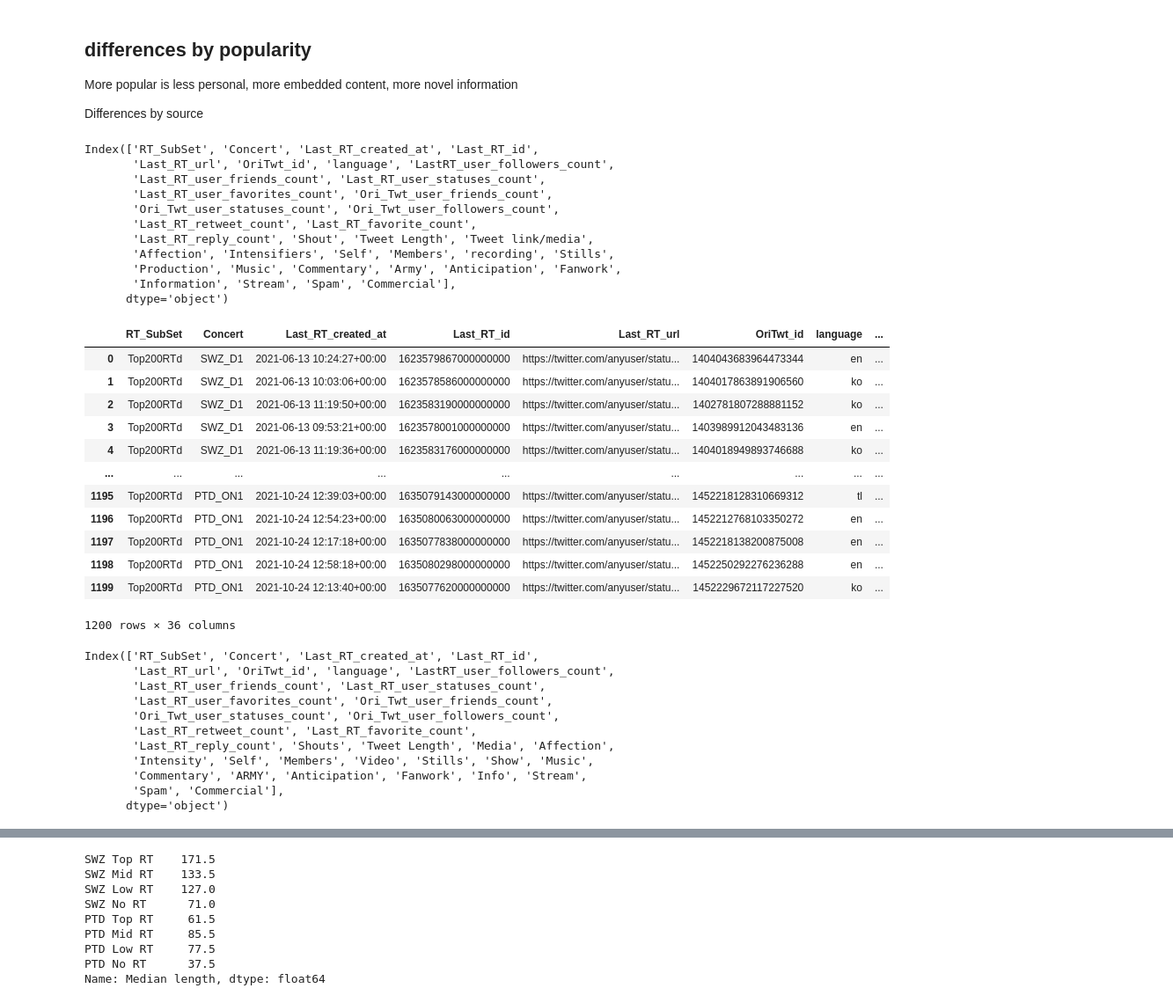
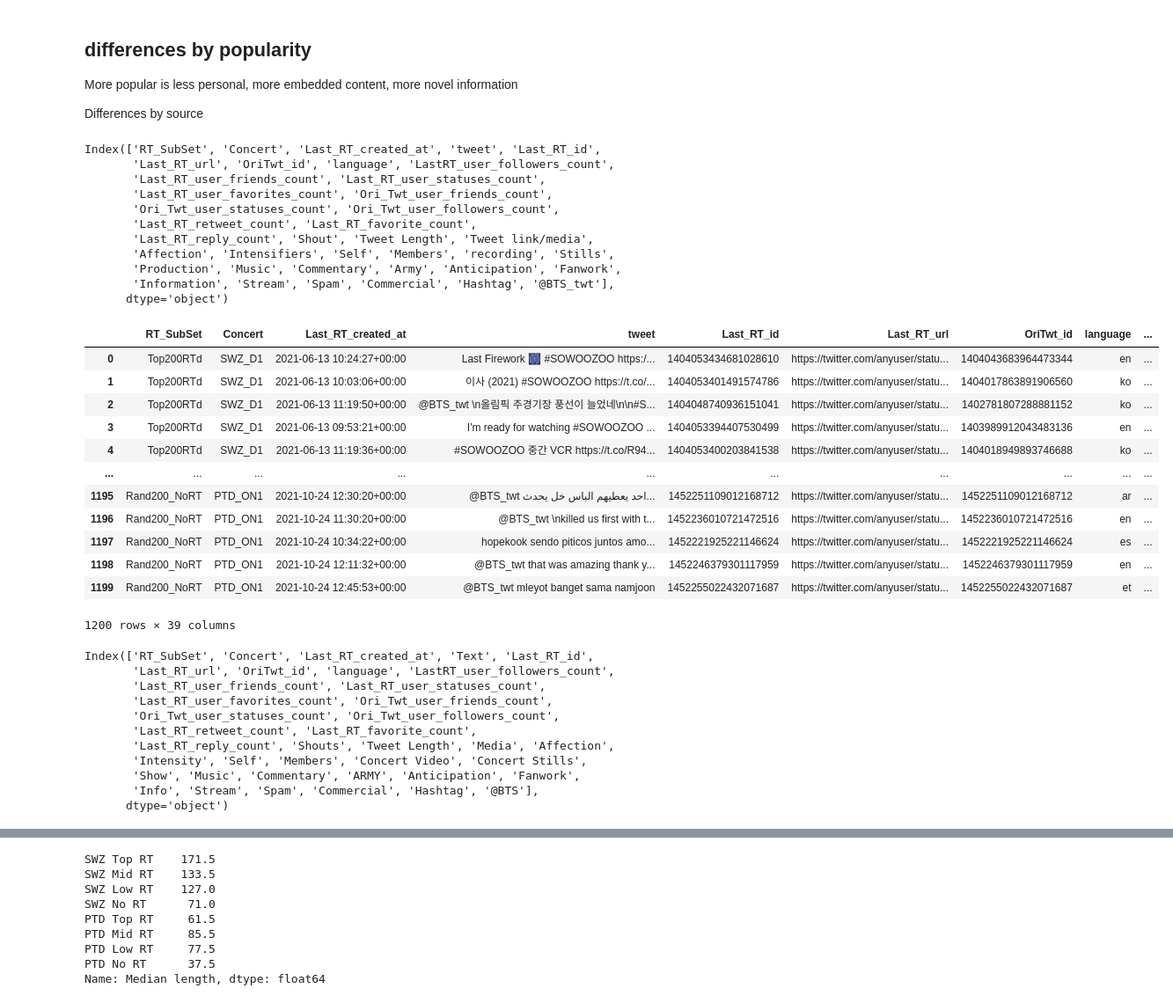
Before and after one commit to finn42/Concert_Twt_Open, a Jupyter notebook: Paper_Plots_Anon.ipynb, the cells around one changed output, grey strips where cells are left out. Shown at 88% size. Cells and saved outputs as stored; diff of their text form; code cells hidden in the pictures.

```diff
--- a/Paper_Plots_Anon.ipynb
+++ b/Paper_Plots_Anon.ipynb
@@ -672,53 +672,53 @@ More popular is less personal, more embedded content, more novel information
 Differences by source
 # %%
 data_dir = './data/'
-coded_twts = pd.concat([pd.read_csv(data_dir+'SWZ_D1_coded_subsets.csv',index_col=0),pd.read_csv(data_dir+'PTD_ON1_coded_subsets.csv',index_col=0)]).reset_index(drop=True)
+coded_twts = pd.concat([pd.read_csv(data_dir+'SWZ_D1_coded_tweets_subsets.csv',index_col=0),pd.read_csv(data_dir+'PTD_ON1_coded_tweets_subsets.csv',index_col=0)]).reset_index(drop=True)
 print(coded_twts.columns)
 coded_twts
 # %% [output]
-Index(['RT_SubSet', 'Concert', 'Last_RT_created_at', 'Last_RT_id',
+Index(['RT_SubSet', 'Concert', 'Last_RT_created_at', 'tweet', 'Last_RT_id',
        'Last_RT_url', 'OriTwt_id', 'language', 'LastRT_user_followers_count',
        'Last_RT_user_friends_count', 'Last_RT_user_statuses_count',
        'Last_RT_user_favorites_count', 'Ori_Twt_user_friends_count',
        'Ori_Twt_user_statuses_count', 'Ori_Twt_user_followers_count',
        'Last_RT_retweet_count', 'Last_RT_favorite_count',
        'Last_RT_reply_count', 'Shout', 'Tweet Length', 'Tweet link/media',
        'Affection', 'Intensifiers', 'Self', 'Members', 'recording', 'Stills',
        'Production', 'Music', 'Commentary', 'Army', 'Anticipation', 'Fanwork',
-       'Information', 'Stream', 'Spam', 'Commercial'],
+       'Information', 'Stream', 'Spam', 'Commercial', 'Hashtag', '@BTS_twt'],
       dtype='object')
-|  | RT_SubSet | Concert | Last_RT_created_at | Last_RT_id | Last_RT_url | OriTwt_id | language | ... |
-| 0 | Top200RTd | SWZ_D1 | 2021-06-13 10:24:27+00:00 | 1623579867000000000 | https://twitter.com/anyuser/statu... | 1404043683964473344 | en | ... |
-| 1 | Top200RTd | SWZ_D1 | 2021-06-13 10:03:06+00:00 | 1623578586000000000 | https://twitter.com/anyuser/statu... | 1404017863891906560 | ko | ... |
-| 2 | Top200RTd | SWZ_D1 | 2021-06-13 11:19:50+00:00 | 1623583190000000000 | https://twitter.com/anyuser/statu... | 1402781807288881152 | ko | ... |
-| 3 | Top200RTd | SWZ_D1 | 2021-06-13 09:53:21+00:00 | 1623578001000000000 | https://twitter.com/anyuser/statu... | 1403989912043483136 | en | ... |
-| 4 | Top200RTd | SWZ_D1 | 2021-06-13 11:19:36+00:00 | 1623583176000000000 | https://twitter.com/anyuser/statu... | 1404018949893746688 | ko | ... |
-| ... | ... | ... | ... | ... | ... | ... | ... | ... |
-| 1195 | Top200RTd | PTD_ON1 | 2021-10-24 12:39:03+00:00 | 1635079143000000000 | https://twitter.com/anyuser/statu... | 1452218128310669312 | tl | ... |
-| 1196 | Top200RTd | PTD_ON1 | 2021-10-24 12:54:23+00:00 | 1635080063000000000 | https://twitter.com/anyuser/statu... | 1452212768103350272 | en | ... |
-| 1197 | Top200RTd | PTD_ON1 | 2021-10-24 12:17:18+00:00 | 1635077838000000000 | https://twitter.com/anyuser/statu... | 1452218138200875008 | en | ... |
-| 1198 | Top200RTd | PTD_ON1 | 2021-10-24 12:58:18+00:00 | 1635080298000000000 | https://twitter.com/anyuser/statu... | 1452250292276236288 | en | ... |
-| 1199 | Top200RTd | PTD_ON1 | 2021-10-24 12:13:40+00:00 | 1635077620000000000 | https://twitter.com/anyuser/statu... | 1452229672117227520 | ko | ... |
+|  | RT_SubSet | Concert | Last_RT_created_at | tweet | Last_RT_id | Last_RT_url | OriTwt_id | language | ... |
+| 0 | Top200RTd | SWZ_D1 | 2021-06-13 10:24:27+00:00 | Last Firework 🎆 #SOWOOZOO https:/... | 1404053434681028610 | https://twitter.com/anyuser/statu... | 1404043683964473344 | en | ... |
+| 1 | Top200RTd | SWZ_D1 | 2021-06-13 10:03:06+00:00 | 이사 (2021) #SOWOOZOO https://t.co/... | 1404053401491574786 | https://twitter.com/anyuser/statu... | 1404017863891906560 | ko | ... |
+| 2 | Top200RTd | SWZ_D1 | 2021-06-13 11:19:50+00:00 | @BTS_twt \n올림픽 주경기장 풍선이 늘었네\n\n#S... | 1404048740936151041 | https://twitter.com/anyuser/statu... | 1402781807288881152 | ko | ... |
+| 3 | Top200RTd | SWZ_D1 | 2021-06-13 09:53:21+00:00 | I'm ready for watching #SOWOOZOO ... | 1404053394407530499 | https://twitter.com/anyuser/statu... | 1403989912043483136 | en | ... |
+| 4 | Top200RTd | SWZ_D1 | 2021-06-13 11:19:36+00:00 | #SOWOOZOO 중간 VCR https://t.co/R94... | 1404053400203841538 | https://twitter.com/anyuser/statu... | 1404018949893746688 | ko | ... |
+| ... | ... | ... | ... | ... | ... | ... | ... | ... | ... |
+| 1195 | Rand200_NoRT | PTD_ON1 | 2021-10-24 12:30:20+00:00 | @BTS_twt احد يعطيهم الباس خل يحدث... | 1452251109012168712 | https://twitter.com/anyuser/statu... | 1452251109012168712 | ar | ... |
+| 1196 | Rand200_NoRT | PTD_ON1 | 2021-10-24 11:30:20+00:00 | @BTS_twt \nkilled us first with t... | 1452236010721472516 | https://twitter.com/anyuser/statu... | 1452236010721472516 | en | ... |
+| 1197 | Rand200_NoRT | PTD_ON1 | 2021-10-24 10:34:22+00:00 | hopekook sendo piticos juntos amo... | 1452221925221146624 | https://twitter.com/anyuser/statu... | 1452221925221146624 | es | ... |
+| 1198 | Rand200_NoRT | PTD_ON1 | 2021-10-24 12:11:32+00:00 | @BTS_twt that was amazing thank y... | 1452246379301117959 | https://twitter.com/anyuser/statu... | 1452246379301117959 | en | ... |
+| 1199 | Rand200_NoRT | PTD_ON1 | 2021-10-24 12:45:53+00:00 | @BTS_twt mleyot banget sama namjoon | 1452255022432071687 | https://twitter.com/anyuser/statu... | 1452255022432071687 | et | ... |
-1200 rows × 36 columns
+1200 rows × 39 columns
 # %%
 coded_twts['RT_SubSet'].unique()#, 'Concert'
 RT_SubSet_map = {'Top200RTd':'Top RT', 'Rand200_32t6RTd':'Mid RT', 'Rand200_3t1RTd':'Low RT', 'Rand200_NoRT':'No RT'}
 coded_twts['Concert'].unique()
 Concert_map= {'SWZ_D1':'SWZ', 'PTD_ON1':'PTD'}
 Concert_Sample= {'SWZ_D1':'Hashtag', 'PTD_ON1':'Stream'}
-coded_twts.rename({'Shout':'Shouts','Tweet link/media':'Media','Intensifiers':'Intensity','recording':'Video','Production':'Show','Information':'Info','Army':'ARMY'},axis=1,inplace = True)
+coded_twts.rename({'Shout':'Shouts','Tweet link/media':'Media','tweet':'Text','Intensifiers':'Intensity','recording':'Concert Video','Stills':'Concert Stills', 'Production':'Show','Information':'Info','Army':'ARMY','@BTS_twt':'@BTS'},axis=1,inplace = True)
 coded_twts.columns
 # %% [output]
-Index(['RT_SubSet', 'Concert', 'Last_RT_created_at', 'Last_RT_id',
+Index(['RT_SubSet', 'Concert', 'Last_RT_created_at', 'Text', 'Last_RT_id',
        'Last_RT_url', 'OriTwt_id', 'language', 'LastRT_user_followers_count',
        'Last_RT_user_friends_count', 'Last_RT_user_statuses_count',
        'Last_RT_user_favorites_count', 'Ori_Twt_user_friends_count',
        'Ori_Twt_user_statuses_count', 'Ori_Twt_user_followers_count',
        'Last_RT_retweet_count', 'Last_RT_favorite_count',
        'Last_RT_reply_count', 'Shouts', 'Tweet Length', 'Media', 'Affection',
-       'Intensity', 'Self', 'Members', 'Video', 'Stills', 'Show', 'Music',
-       'Commentary', 'ARMY', 'Anticipation', 'Fanwork', 'Info', 'Stream',
-       'Spam', 'Commercial'],
+       'Intensity', 'Self', 'Members', 'Concert Video', 'Concert Stills',
+       'Show', 'Music', 'Commentary', 'ARMY', 'Anticipation', 'Fanwork',
+       'Info', 'Stream', 'Spam', 'Commercial', 'Hashtag', '@BTS'],
       dtype='object')
 # %%
 content_summary = {'RT Range':' ', 'Sampling':' ', 'Concert':' ', 'Concert_tag':' ', 'Median RT':0, 'Max RT':0,
```
Also changed, not shown: parts of 6 cells of this notebook, 6 other files.
